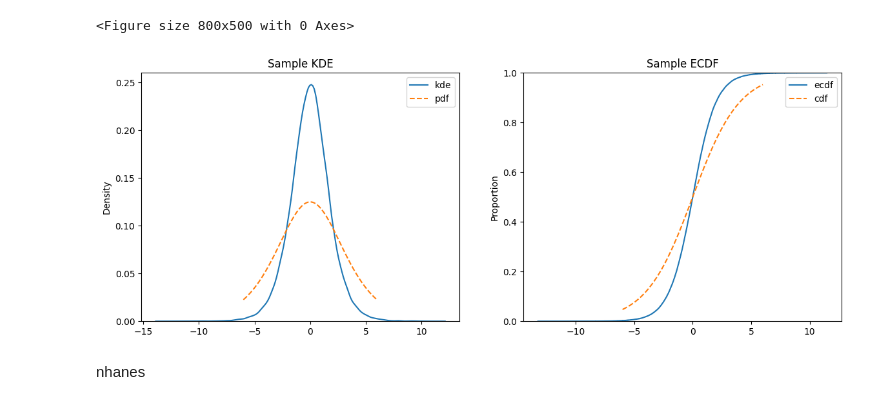
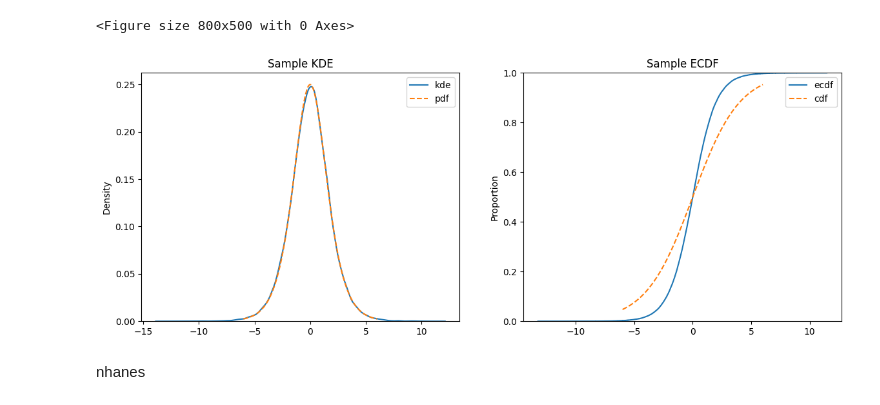
Before and after one commit to Arocha09/assignment6, a Jupyter notebook: assignment_6.ipynb, the cells around one changed output. Drawn from its saved outputs; the diff is of its cells as text; code cells hidden in the pictures.

```diff
--- a/assignment_6.ipynb
+++ b/assignment_6.ipynb
@@ -292,17 +292,17 @@ fig.show()
 <Figure size 800x500 with 0 Axes>
 # %%
 sample = sp.stats.logistic.rvs(size=50000,random_state=10)
-
+pdf =  sp.stats.logistic.pdf(grid, scale=1)
 fig, axes = plt.subplots(1,2,figsize=(14,5))
 sns.kdeplot(x=sample,ax=axes[0],label='kde')
 sns.lineplot(x=grid,y=pdf,ax=axes[0],label='pdf',linestyle='--')
 axes[0].set_title('Sample KDE')
 sns.ecdfplot(x=sample,ax=axes[1],label='ecdf')
 sns.lineplot(x=grid,y=cdf,ax=axes[1],label='cdf',linestyle='--')
 axes[1].set_title('Sample ECDF')
 plt.show()
 # %% [output]
-[figure, old version]
+[figure, new version]
 # %% [markdown]
 nhanes
 # %%
```
Also changed, not shown: parts of 11 cells of this notebook.
